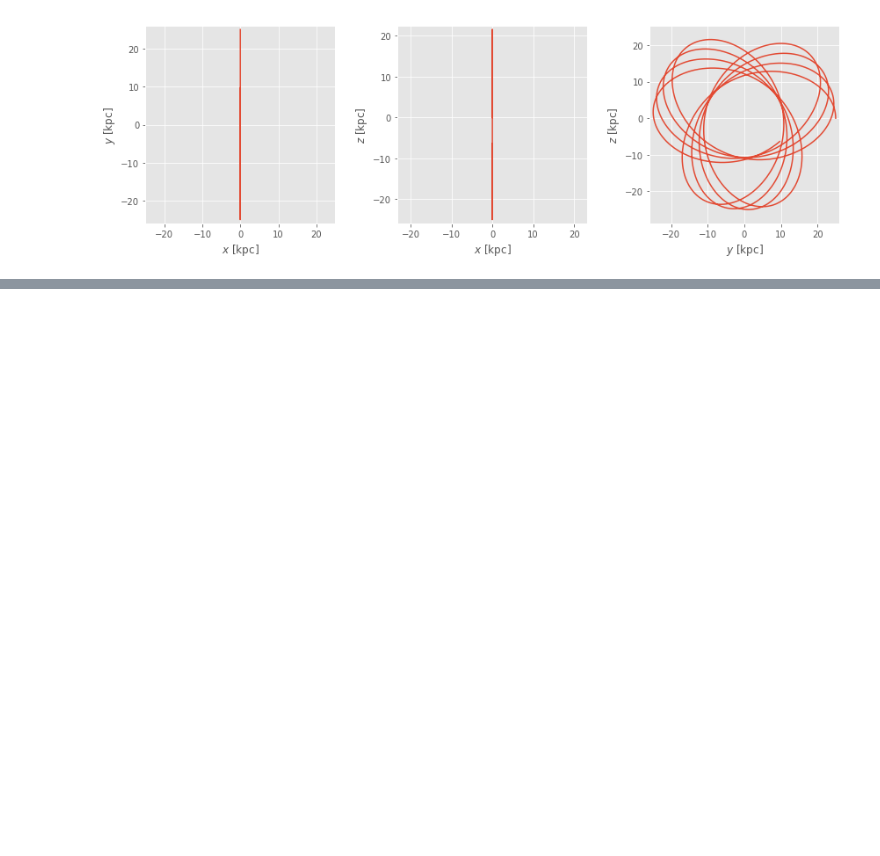
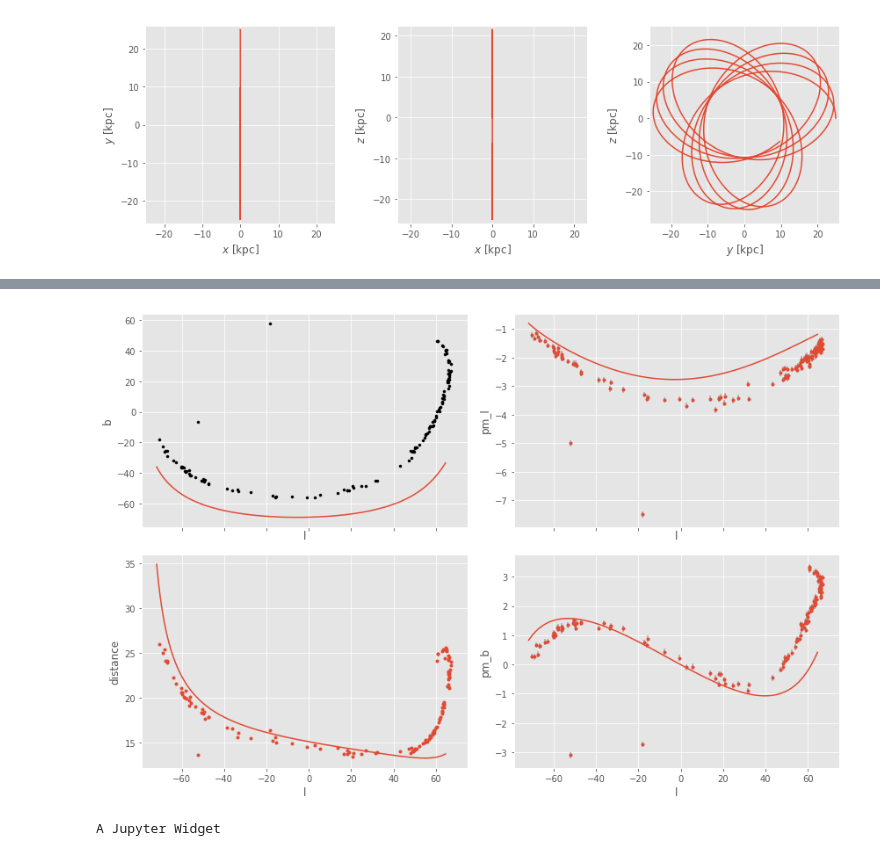
Before and after one commit to andersdot/gaiaDR2, a Jupyter notebook: fitAnOrbit.ipynb, the cells around one changed output, grey strips where cells are left out. Cells and saved outputs as stored; diff of their text form; code cells hidden in the pictures; blank space fills up the shorter version.

```diff
--- a/fitAnOrbit.ipynb
+++ b/fitAnOrbit.ipynb
@@ -125,0 +203,7 @@ R = rotation_matrix(np.arccos(th)*u.radian, 'x')
+# %%
+args = (data, err, R, gp.HernquistPotential, true_potential, 0.5, freeze)
+#print(len(*args)) #, **kwargs)
+res = so.minimize(lambda *args : -ss.ln_posterior(*args),
+                  x0=p0_guess, method='Powell', args=args, options={'maxiter': 1, 'disp': True, 'maxfev':1})
+
+#ptions={'func': None, 'xtol': 0.0001, 'ftol': 0.0001, 'maxiter': None, 'maxfev': None, 'disp': False, 'direc': None, 'return_all': False}
@@ -125,0 +212,4 @@ R = rotation_matrix(np.arccos(th)*u.radian, 'x')
+# %%
+fig, axes  = plot_mcmc_sample_orbit(res.x)
+# %% [output]
+[figure, added]
@@ -125,0 +223,10 @@ R = rotation_matrix(np.arccos(th)*u.radian, 'x')
+# %%
+n_iterations = 128
+
+with ProgressBar(n_iterations, ipython_widget=True) as bar:
+    for results in sampler.sample(mcmc_p0, None, None, iterations=n_iterations):
+        bar.update()
+
+# _ = sampler.run_mcmc(mcmc_p0, N=128)
+# %% [output]
+A Jupyter Widget
```
Also changed, not shown: parts of 30 cells of this notebook, 1 other file.
